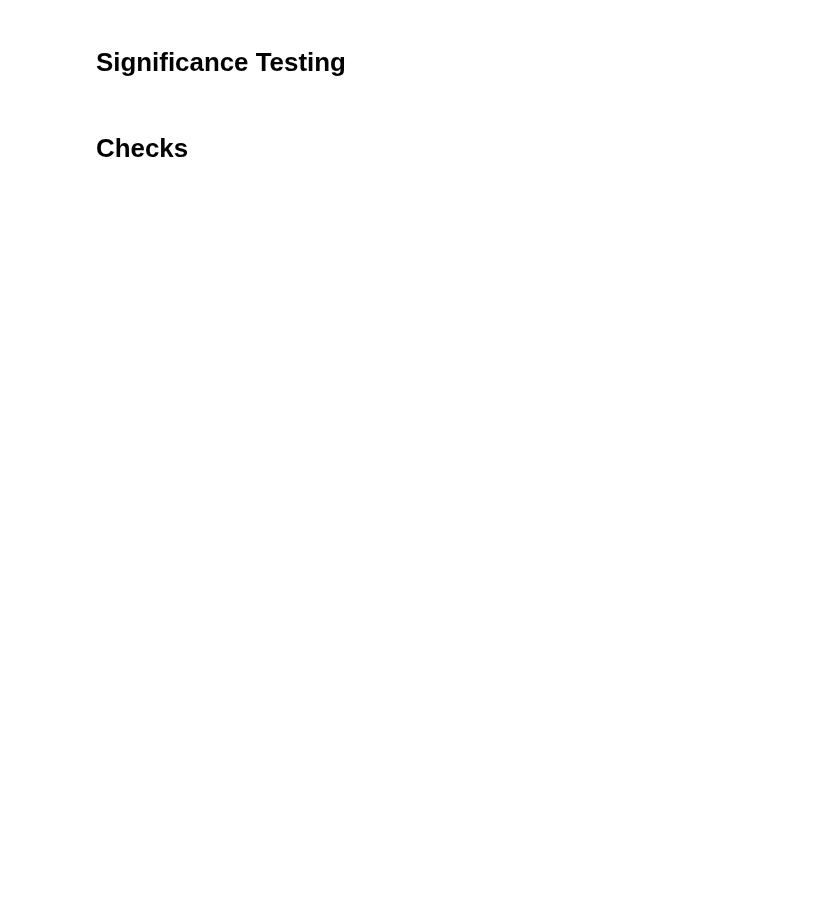
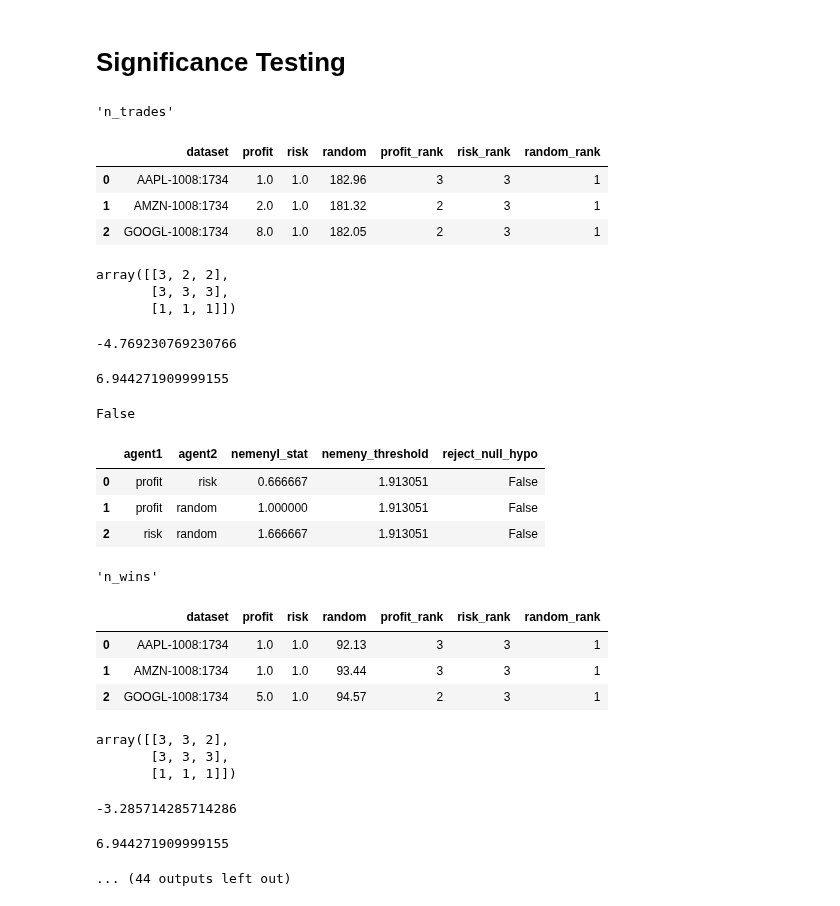
Before and after one commit to CodeBeckZero/MADDQN, a Jupyter notebook: single_agent_work_bench.ipynb, the cells around one changed output. Drawn from its saved outputs; the diff is of its cells as text; code cells hidden in the pictures; blank space fills up the shorter version.

Commit message:
update work bench to export results properly in directory

```diff
--- a/single_agent_work_bench.ipynb
+++ b/single_agent_work_bench.ipynb
@@ -363,7 +328,7 @@ array([[-0.86857   ],
 Current direct default is to take the rolling windows last entry and convert it to a list prior to input to agent. Agent's experience memory is currently list-based
 # %%
 if no_tn_preprocessing:
-
+    env_mod_func_dic = {}
     for stock in set(trn_keys + val_keys + tst_keys):
         temp_env_mod_fuc = ModifyDDQNAgentState(uni_data=env_data[stock],
                                                 columns=columns,
@@ -686,18 +651,18 @@ for stock, file in stock_inputs.items():
 
         scale_idx[stock] = env_data[stock].gen_idxs(scale_dt_range)
 # %%
-training_params = {'training_episodes': 15,
+training_params = {'training_episodes': 5,
                    'epsilon_decya_func': linear_decay,
                    'initial_epsilon': 0.9,
                    'final_epsilon': 0.1,
-                   'update_q_freq': 2,
-                   'update_tgt_freq': 8,
+                   'update_q_freq': 1,
+                   'update_tgt_freq': 5,
                    'save_path': export_path,
                    'metric_func': metric_function,
-                   'min_training_episodes': 5,
+                   'min_training_episodes': 2,
                    'early_stop': True,
                    'stop_metric': 'val_tot_r',
-                   'stop_patience': 3,
+                   'stop_patience': 7,
                    'stop_delta': 0.001}
 # %%
 if train_agent:
@@ -899,10 +950,18 @@ if test_agent:
 
         column_order = ['dataset'] + [col for col in df.columns if col != 'dataset']
         df = df[column_order]
+        summarized_aggerate_results[metric] = df
 
-        model_means = list(zip(model_list,df[model_list].mean()))
 
-        summarized_aggerate_results[metric] = (df, model_means)
+        # Export Aggreate Date to CSV
+        means = df[model_list].mean()
+        model_means = {model: means[model] for model in model_list}
+        model_means.update({'dataset': 'mean'})
+        df_export = df.copy()
+        df_export.loc[len(df)] = model_means
+        df_export.to_csv(f'{save_path_root}/{metric}_agg_data.csv')
+
+
 
 
     display(summarized_aggerate_results)
@@ -911,16 +988,53 @@ if test_agent:
 # %%
 if test_agent:
     for metric in metrics:
         display(metric)
-        display(summarized_aggerate_results[metric][0])
-        test = prob_evaluate.generate_rank_array_from_dataframe(summarized_aggerate_results[metric][0],
+        display(summarized_aggerate_results[metric])
+        test = prob_evaluate.generate_rank_array_from_dataframe(summarized_aggerate_results[metric],
                                                                 model_list,equal_rank_behav="mean",
                                                                 rank_order=aval_metrics_rank_dic[metric])
         display(test)
         stat, critical_f_value, reject_null_hypo = prob_evaluate.iman_davenport_test(test,0.95,arr_order='cols')
         display(stat, critical_f_value, reject_null_hypo)
 
-        results1 = prob_evaluate.nemenyi_test(test,0.95,model_list)
-        display(results1)
+        results_raw = prob_evaluate.nemenyi_test(test,0.95,model_list)
+        df_export = pd.DataFrame(results_raw, columns=['agent1_agent2', 'nemenyI_stat', 'nemeny_threshold', 'reject_null_hypo'])
+
+        # Expand the 'agent1_agent2' tuple into separate columns
+        df_export[['agent1', 'agent2']] = pd.DataFrame(df_export['agent1_agent2'].tolist(), index=df.index)
+
+        # Drop the original 'agent1_agent2' column
+        df_export = df_export.drop(columns=['agent1_agent2'])
+
+        new_column_order = ['agent1', 'agent2', 'nemenyI_stat', 'nemeny_threshold', 'reject_null_hypo']
+        df_export = df_export[new_column_order]
+        df_export.to_csv(f'{save_path_root}/{metric}_sig_test.csv')
+
+        display(df)
+# %% [output]
+'n_trades'
+|  | dataset | profit | risk | random | profit_rank | risk_rank | random_rank |
+| 0 | AAPL-1008:1734 | 1.0 | 1.0 | 182.96 | 3 | 3 | 1 |
+| 1 | AMZN-1008:1734 | 2.0 | 1.0 | 181.32 | 2 | 3 | 1 |
+| 2 | GOOGL-1008:1734 | 8.0 | 1.0 | 182.05 | 2 | 3 | 1 |
+array([[3, 2, 2],
+       [3, 3, 3],
+       [1, 1, 1]])
+-4.769230769230766
+6.944271909999155
+False
+|  | agent1 | agent2 | nemenyI_stat | nemeny_threshold | reject_null_hypo |
+| 0 | profit | risk | 0.666667 | 1.913051 | False |
+| 1 | profit | random | 1.000000 | 1.913051 | False |
+| 2 | risk | random | 1.666667 | 1.913051 | False |
+'n_wins'
+|  | dataset | profit | risk | random | profit_rank | risk_rank | random_rank |
+| 0 | AAPL-1008:1734 | 1.0 | 1.0 | 92.13 | 3 | 3 | 1 |
+| 1 | AMZN-1008:1734 | 1.0 | 1.0 | 93.44 | 3 | 3 | 1 |
+| 2 | GOOGL-1008:1734 | 5.0 | 1.0 | 94.57 | 2 | 3 | 1 |
+array([[3, 3, 2],
+       [3, 3, 3],
+       [1, 1, 1]])
+-3.285714285714286
+6.944271909999155
+... (44 outputs left out)
-# %% [markdown]
-# Checks
```
Also changed, not shown: parts of 10 cells of this notebook, 1 other file.
